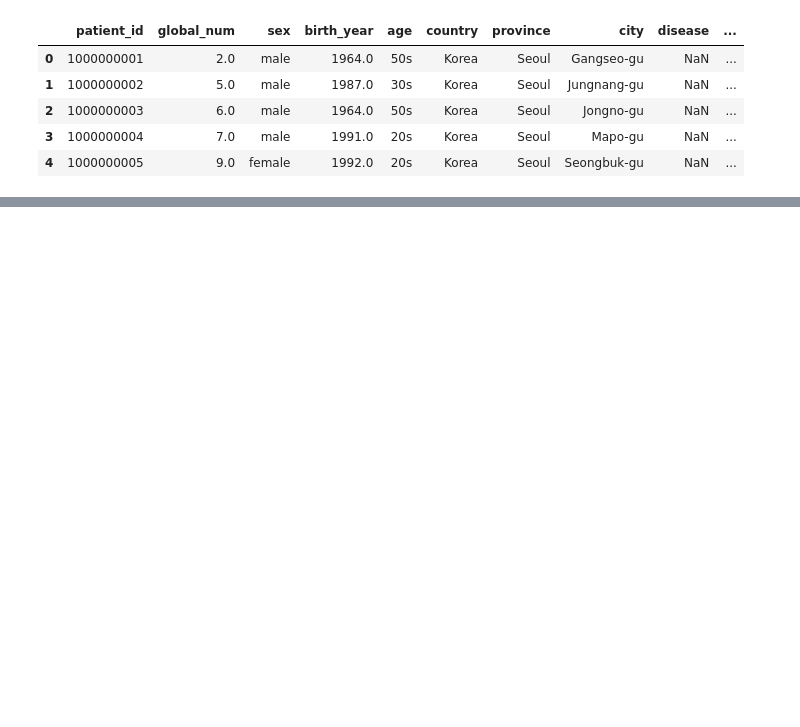
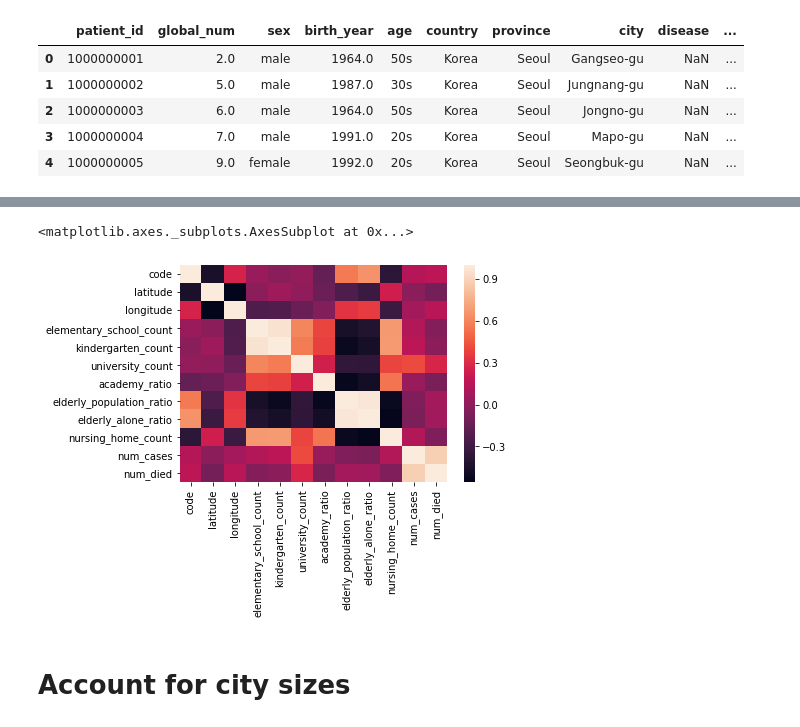
Before and after one commit to Nickjgniklu/FinalProject-CS6830, a Jupyter notebook: RegionsNick.ipynb, the cells around one changed output, grey strips where cells are left out. Drawn from its saved outputs; the diff is of its cells as text; code cells hidden in the pictures; blank space fills up the shorter version.

```diff
--- a/RegionsNick.ipynb
+++ b/RegionsNick.ipynb
@@ -149,0 +160,7 @@ merged
+# %%
+sns.heatmap(regions.corr())
+# %% [output]
+<matplotlib.axes._subplots.AxesSubplot at 0x...>
+[figure, added]
+# %% [markdown]
+# Account for city sizes
```
Also changed, not shown: parts of 12 cells of this notebook, 1 other file.
